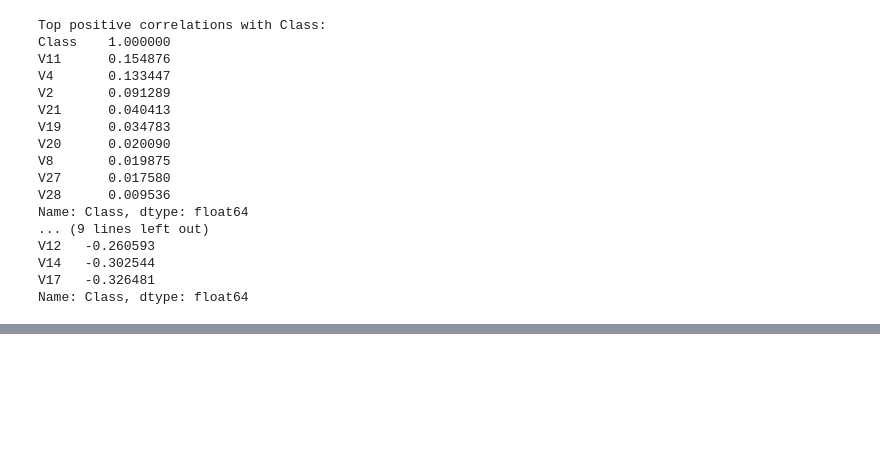
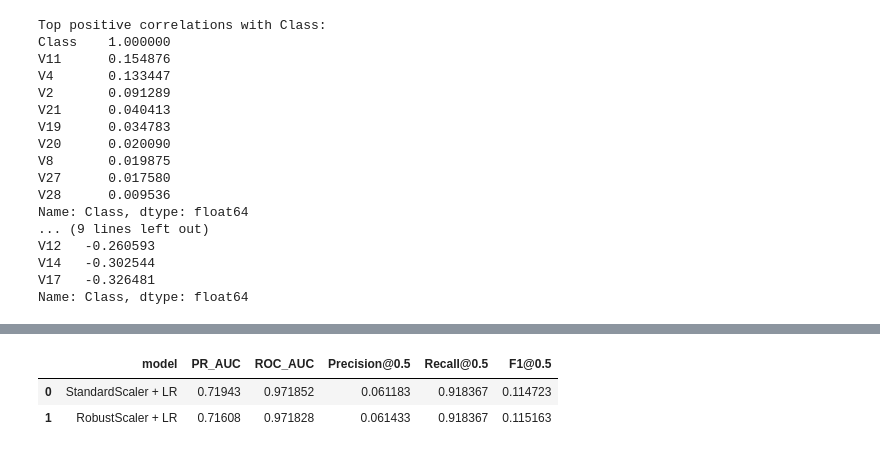
Before and after one commit to dogukaneroglu/Credit-Card-Fraud-Detection, a Jupyter notebook: notebooks/01_eda_template.ipynb, the cells around one changed output, grey strips where cells are left out. Cells and saved outputs as stored; diff of their text form; code cells hidden in the pictures; blank space fills up the shorter version.

```diff
--- a/notebooks/01_eda_template.ipynb
+++ b/notebooks/01_eda_template.ipynb
@@ -232,0 +319,42 @@ Sonraki adım (M2): Stratified train/test split + baseline Logistic Regression +
+# %%
+from sklearn.metrics import (
+    average_precision_score,
+    roc_auc_score,
+    precision_score,
+    recall_score,
+    f1_score,
+    confusion_matrix,
+    classification_report,
+)
+
+models = {
+    "StandardScaler + LR": standard_pipeline,
+    "RobustScaler + LR": robust_pipeline,
+}
+
+results = []
+predictions = {}
+
+for name, model in models.items():
+    y_pred = model.predict(X_test)
+    y_proba = model.predict_proba(X_test)[:, 1]
+
+    predictions[name] = {"y_pred": y_pred, "y_proba": y_proba}
+
+    results.append(
+        {
+            "model": name,
+            "PR_AUC": average_precision_score(y_test, y_proba),
+            "ROC_AUC": roc_auc_score(y_test, y_proba),
+            "Precision@0.5": precision_score(y_test, y_pred, zero_division=0),
+            "Recall@0.5": recall_score(y_test, y_pred, zero_division=0),
+            "F1@0.5": f1_score(y_test, y_pred, zero_division=0),
+        }
+    )
+
+results_df = pd.DataFrame(results).sort_values(by="PR_AUC", ascending=False)
+results_df.round(6)
+# %% [output]
+|  | model | PR_AUC | ROC_AUC | Precision@0.5 | Recall@0.5 | F1@0.5 |
+| 0 | StandardScaler + LR | 0.71943 | 0.971852 | 0.061183 | 0.918367 | 0.114723 |
+| 1 | RobustScaler + LR | 0.71608 | 0.971828 | 0.061433 | 0.918367 | 0.115163 |
```
Also changed, not shown: parts of 15 cells of this notebook.
